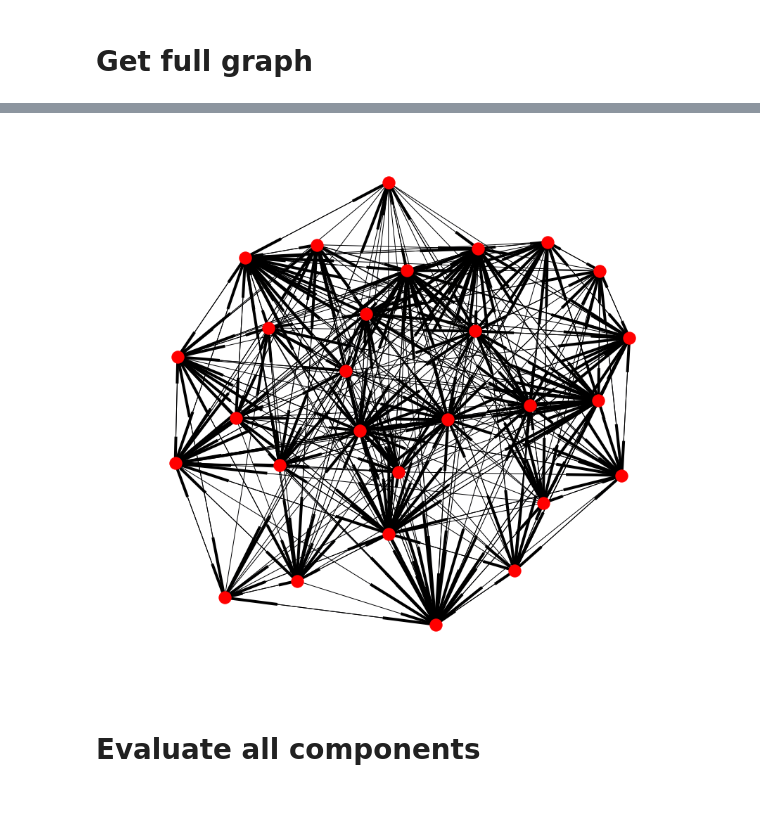
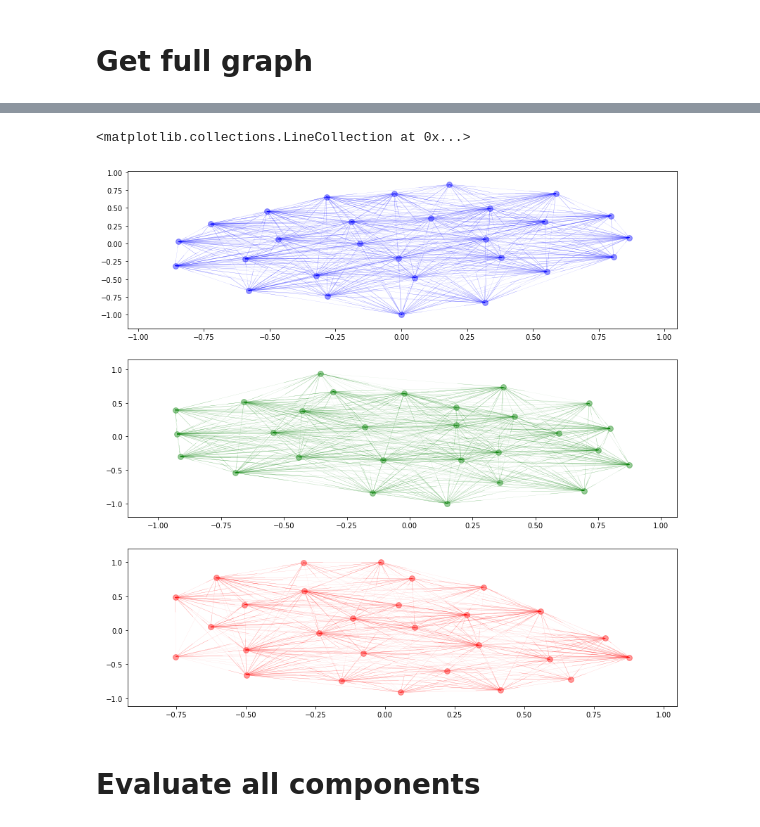
Before and after one commit to ericinlinux/obesity_interventions, a Jupyter notebook: Prototype_diffuse_behavior.ipynb, the cells around one changed output, grey strips where cells are left out. Drawn from its saved outputs; the diff is of its cells as text; code cells hidden in the pictures.

```diff
--- a/Prototype_diffuse_behavior.ipynb
+++ b/Prototype_diffuse_behavior.ipynb
@@ -39,0 +17,4 @@ Graph generated successfuly!
+# %%
+G_all = generate_network(level_f='./', label='all')
+G_gen = generate_network(level_f='./', label='gen')
+G_friend = generate_network(level_f='./', label='friend')
@@ -44,35 +43,63 @@ Graph generated successfuly!
 #graphs_centrality = sorted(nx.weakly_connected_component_subgraphs(G), key=len, reverse=True)
 #graphs_high_risk = sorted(nx.weakly_connected_component_subgraphs(G), key=len, reverse=True)
 # %%
-G0 = sorted(nx.weakly_connected_component_subgraphs(G), key=len, reverse=True)[0]
+G0_all = sorted(nx.weakly_connected_component_subgraphs(G_all), key=len, reverse=True)[0]
+G0_gen = sorted(nx.weakly_connected_component_subgraphs(G_gen), key=len, reverse=True)[0]
+G0_friend = sorted(nx.weakly_connected_component_subgraphs(G_friend), key=len, reverse=True)[0]
+
 graph_layout = 'spring'
 
 if graph_layout == 'spring':
-    graph_pos=nx.spring_layout(G0)
+    graph_pos_all=nx.spring_layout(G0_all)
+    graph_pos_gen=nx.spring_layout(G0_gen)
+    graph_pos_friend=nx.spring_layout(G0_friend)
 elif graph_layout == 'spectral':
-    graph_pos=nx.spectral_layout(G0)
+    graph_pos_all=nx.spectral_layout(G0_all)
+    graph_pos_gen=nx.spectral_layout(G0_gen)
+    graph_pos_friend=nx.spectral_layout(G0_friend)
 elif graph_layout == 'random':
-    graph_pos=nx.random_layout(G0)
+    graph_pos_all=nx.random_layout(G0_all)
+    graph_pos_gen=nx.random_layout(G0_gen)
+    graph_pos_friend=nx.random_layout(G0_friend)
 else:
-    graph_pos=nx.shell_layout(G0)
+    graph_pos_all=nx.shell_layout(G0_all)
+    graph_pos_gen=nx.shell_layout(G0_gen)
+    graph_pos_friend=nx.shell_layout(G0_friend)
 
-node_color = 'b'
-node_size = 10
+node_color = 'blue'
+node_size = 60
 node_alpha = 0.4
 node_text_size=6
 edge_color='blue'
 edge_alpha=0.3
 edge_tickness=0.1
 edge_text_pos=0.3
 text_font='sans-serif'
 
 plt.figure(figsize=((14,14)))
-nx.draw_networkx_nodes(G0,graph_pos,node_size=node_size, alpha=node_alpha, node_color=node_color)
-nx.draw_networkx_edges(G0,graph_pos,width=edge_tickness, alpha=edge_alpha,edge_color=edge_color)
+
+plt.subplot(311)
+nx.draw_networkx_nodes(G0_all,graph_pos_all,node_size=node_size, alpha=node_alpha, node_color='blue')
+nx.draw_networkx_edges(G0_all,graph_pos_all,width=edge_tickness, alpha=edge_alpha,edge_color='blue')
 #nx.draw_networkx_labels(G0, graph_pos,font_size=node_text_size, font_family=text_font)
-nx.draw(G0,pos=graph_pos)
+#nx.draw(G0_all,pos=graph_pos_all)
+
+
+plt.subplot(312)
+nx.draw_networkx_nodes(G0_gen,graph_pos_gen,node_size=node_size, alpha=node_alpha, node_color='green', with_labels=False)
+nx.draw_networkx_edges(G0_gen,graph_pos_gen,width=edge_tickness, alpha=edge_alpha,edge_color='green')
+#nx.draw_networkx_labels(G0, graph_pos,font_size=node_text_size, font_family=text_font)
+#nx.draw(G0_gen,pos=graph_pos_gen)
+
+
+plt.subplot(313)
+nx.draw_networkx_nodes(G0_friend,graph_pos_friend,node_size=node_size, alpha=node_alpha, node_color='red')
+nx.draw_networkx_edges(G0_friend,graph_pos_friend,width=edge_tickness, alpha=edge_alpha,edge_color='red')
+#nx.draw_networkx_labels(G0, graph_pos,font_size=node_text_size, font_family=text_font)
+#nx.draw(G0_friend,pos=graph_pos_friend)
 # %% [output]
+<matplotlib.collections.LineCollection at 0x...>
-[figure, old version]
+[figure, new version]
 # %% [markdown]
 # Evaluate all components
 # %% [markdown]
```
Also changed, not shown: parts of 3 cells of this notebook, 2 other files.
